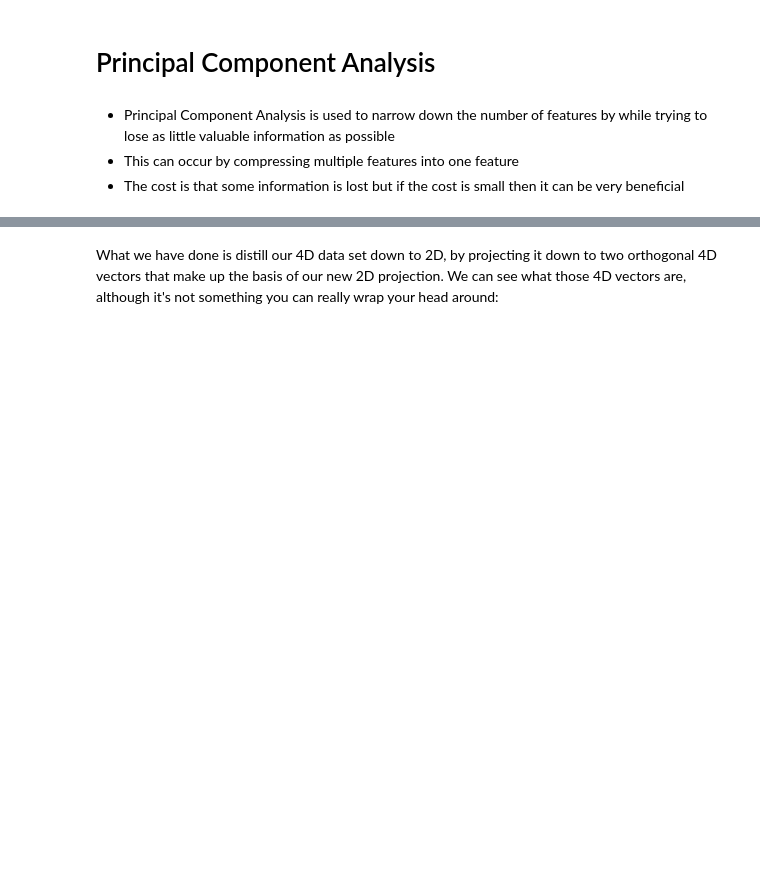
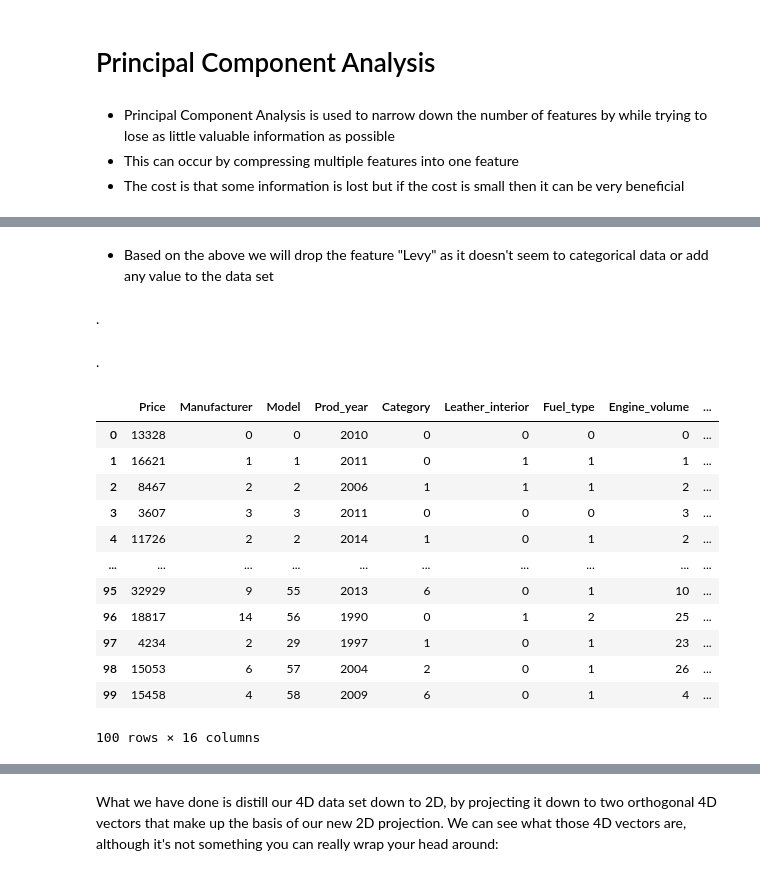
Before and after one commit to ConorDataHub/ML_Algorithm_Assignment, a Jupyter notebook: 9Principal Component Analysis.ipynb, the cells around one changed output, grey strips where cells are left out. Cells and saved outputs as stored; diff of their text form; code cells hidden in the pictures; blank space fills up the shorter version.

```diff
--- a/9Principal Component Analysis.ipynb
+++ b/9Principal Component Analysis.ipynb
@@ -11,6 +11,11 @@ import pylab as pl
 from itertools import cycle
 from sklearn.preprocessing import StandardScaler
 import seaborn as sns
+import pandas as pd
+import matplotlib.pyplot as plt
 
 # sns.pairplot(dataset)                    # Plots all the features agains one another
+
+car_df = pd.read_csv("car_price.csv")        # Read CSV file
+car_df.head()                                 # Display head
 # %% [output]
@@ -23,0 +188,50 @@ While we can visualize 2 or even 3 dimensions of data pretty easily, visualizing
+# %% [markdown]
+- Based on the above we will drop the feature "Levy" as it doesn't seem to categorical data or add any value to the data set
+# %% [markdown]
+
+
+
+
+
+.
+# %%
+car_df = car_df.drop(["Levy", "ID"], axis = 1)                  # Dropped features "Levy" and "ID" as they don't add any value to the dataset
+# %%
+car_df["Manufacturer"] = pd.factorize(car_df.Manufacturer)[0]                           # This .factorize method changes categorical data to integers. Saves a lot of time of doing each manually
+car_df["Model"] = pd.factorize(car_df.Model)[0]                                         # E.g., the Manufacturer Honda has been assigned the value of 2 throughout the dataset
+car_df["Category"] = pd.factorize(car_df.Category)[0]
+car_df["Leather_interior"] = pd.factorize(car_df.Leather_interior)[0]
+car_df["Fuel_type"] = pd.factorize(car_df.Fuel_type)[0]
+car_df["Engine_volume"] = pd.factorize(car_df.Engine_volume)[0]
+car_df["Mileage"] = pd.factorize(car_df.Mileage)[0]
+car_df["Gear_box_type"] = pd.factorize(car_df.Gear_box_type)[0]
+car_df["Drive_wheels"] = pd.factorize(car_df.Drive_wheels)[0]
+car_df["Doors"] = pd.factorize(car_df.Doors)[0]
+car_df["Wheel"] = pd.factorize(car_df.Wheel)[0]
+car_df["Color"] = pd.factorize(car_df.Color)[0]
+# %% [markdown]
+
+
+
+
+
+
+
+
+.
+# %%
+car_df.head(100)              # Check to see if the categorical data are now displaying as ints
+# %% [output]
+|  | Price | Manufacturer | Model | Prod_year | Category | Leather_interior | Fuel_type | Engine_volume | ... |
+| 0 | 13328 | 0 | 0 | 2010 | 0 | 0 | 0 | 0 | ... |
+| 1 | 16621 | 1 | 1 | 2011 | 0 | 1 | 1 | 1 | ... |
+| 2 | 8467 | 2 | 2 | 2006 | 1 | 1 | 1 | 2 | ... |
+| 3 | 3607 | 3 | 3 | 2011 | 0 | 0 | 0 | 3 | ... |
+| 4 | 11726 | 2 | 2 | 2014 | 1 | 0 | 1 | 2 | ... |
+| ... | ... | ... | ... | ... | ... | ... | ... | ... | ... |
+| 95 | 32929 | 9 | 55 | 2013 | 6 | 0 | 1 | 10 | ... |
+| 96 | 18817 | 14 | 56 | 1990 | 0 | 1 | 2 | 25 | ... |
+| 97 | 4234 | 2 | 29 | 1997 | 1 | 0 | 1 | 23 | ... |
+| 98 | 15053 | 6 | 57 | 2004 | 2 | 0 | 1 | 26 | ... |
+| 99 | 15458 | 4 | 58 | 2009 | 6 | 0 | 1 | 4 | ... |
+100 rows × 16 columns
```
Also changed, not shown: parts of 22 cells of this notebook.
